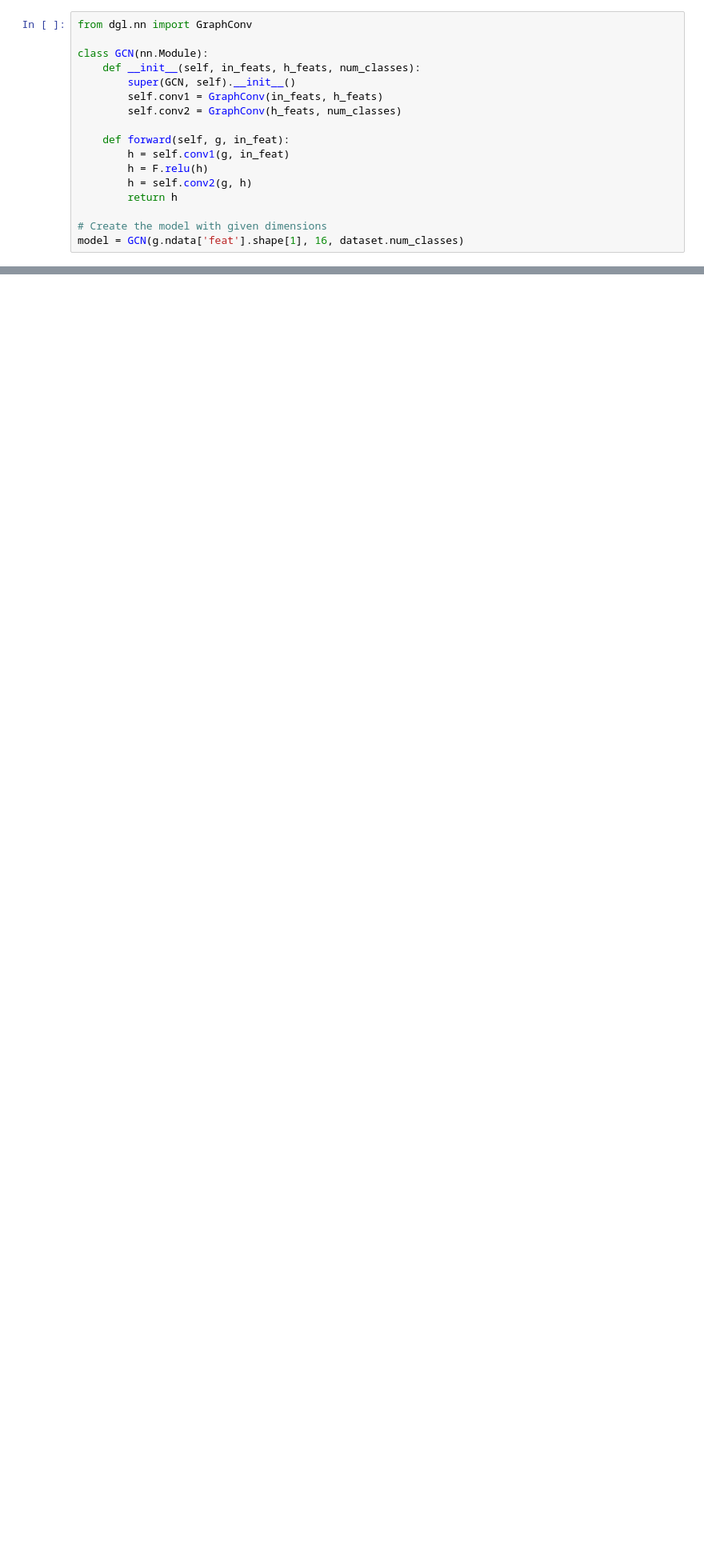
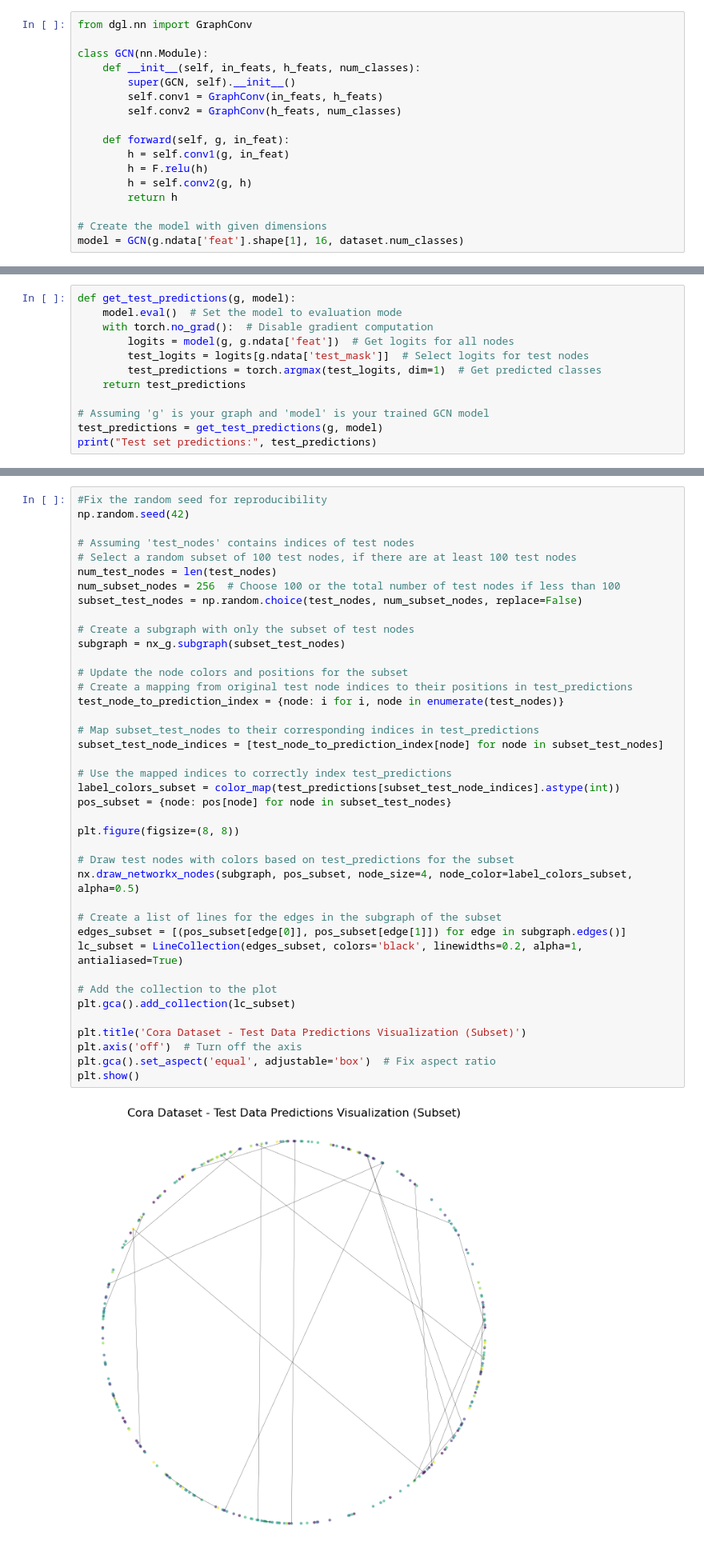
Before and after one commit to nscherf/dgl-tutorial, a Jupyter notebook: node-classification.ipynb, the cells around one changed output, grey strips where cells are left out. Shown at 80% size. Saved outputs shown, nothing was run; the diff lists cells and outputs as text; blank space fills up the shorter version.

```diff
--- a/node-classification.ipynb
+++ b/node-classification.ipynb
@@ -130,0 +167,12 @@ tensor([ True,  True,  True,  ..., False, False, False])
+# %%
+def get_test_predictions(g, model):
+    model.eval()  # Set the model to evaluation mode
+    with torch.no_grad():  # Disable gradient computation
+        logits = model(g, g.ndata['feat'])  # Get logits for all nodes
+        test_logits = logits[g.ndata['test_mask']]  # Select logits for test nodes
+        test_predictions = torch.argmax(test_logits, dim=1)  # Get predicted classes
+    return test_predictions
+
+# Assuming 'g' is your graph and 'model' is your trained GCN model
+test_predictions = get_test_predictions(g, model)
+print("Test set predictions:", test_predictions)
@@ -130,0 +304,42 @@ tensor([ True,  True,  True,  ..., False, False, False])
+# %%
+#Fix the random seed for reproducibility
+np.random.seed(42)
+
+# Assuming 'test_nodes' contains indices of test nodes
+# Select a random subset of 100 test nodes, if there are at least 100 test nodes
+num_test_nodes = len(test_nodes)
+num_subset_nodes = 256  # Choose 100 or the total number of test nodes if less than 100
+subset_test_nodes = np.random.choice(test_nodes, num_subset_nodes, replace=False)
+
+# Create a subgraph with only the subset of test nodes
+subgraph = nx_g.subgraph(subset_test_nodes)
+
+# Update the node colors and positions for the subset
+# Create a mapping from original test node indices to their positions in test_predictions
+test_node_to_prediction_index = {node: i for i, node in enumerate(test_nodes)}
+
+# Map subset_test_nodes to their corresponding indices in test_predictions
+subset_test_node_indices = [test_node_to_prediction_index[node] for node in subset_test_nodes]
+
+# Use the mapped indices to correctly index test_predictions
+label_colors_subset = color_map(test_predictions[subset_test_node_indices].astype(int))
+pos_subset = {node: pos[node] for node in subset_test_nodes}
+
+plt.figure(figsize=(8, 8))
+
+# Draw test nodes with colors based on test_predictions for the subset
+nx.draw_networkx_nodes(subgraph, pos_subset, node_size=4, node_color=label_colors_subset, alpha=0.5)
+
+# Create a list of lines for the edges in the subgraph of the subset
+edges_subset = [(pos_subset[edge[0]], pos_subset[edge[1]]) for edge in subgraph.edges()]
+lc_subset = LineCollection(edges_subset, colors='black', linewidths=0.2, alpha=1, antialiased=True)
+
+# Add the collection to the plot
+plt.gca().add_collection(lc_subset)
+
+plt.title('Cora Dataset - Test Data Predictions Visualization (Subset)')
+plt.axis('off')  # Turn off the axis
+plt.gca().set_aspect('equal', adjustable='box')  # Fix aspect ratio
+plt.show()
+# %% [output]
+[figure, added]
```
Also changed, not shown: parts of 5 cells of this notebook.
